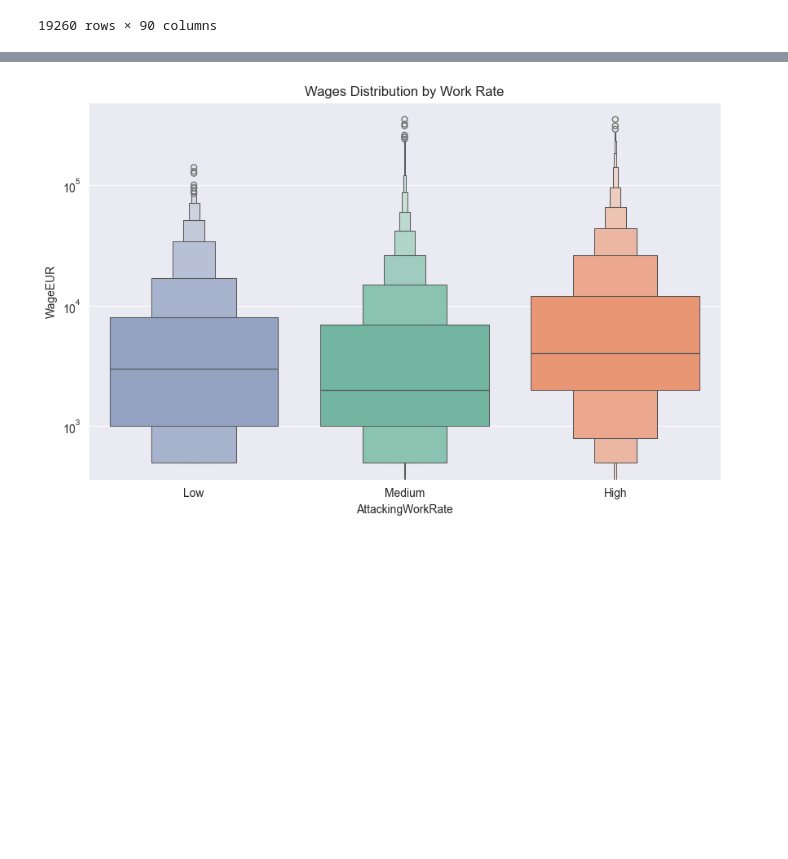
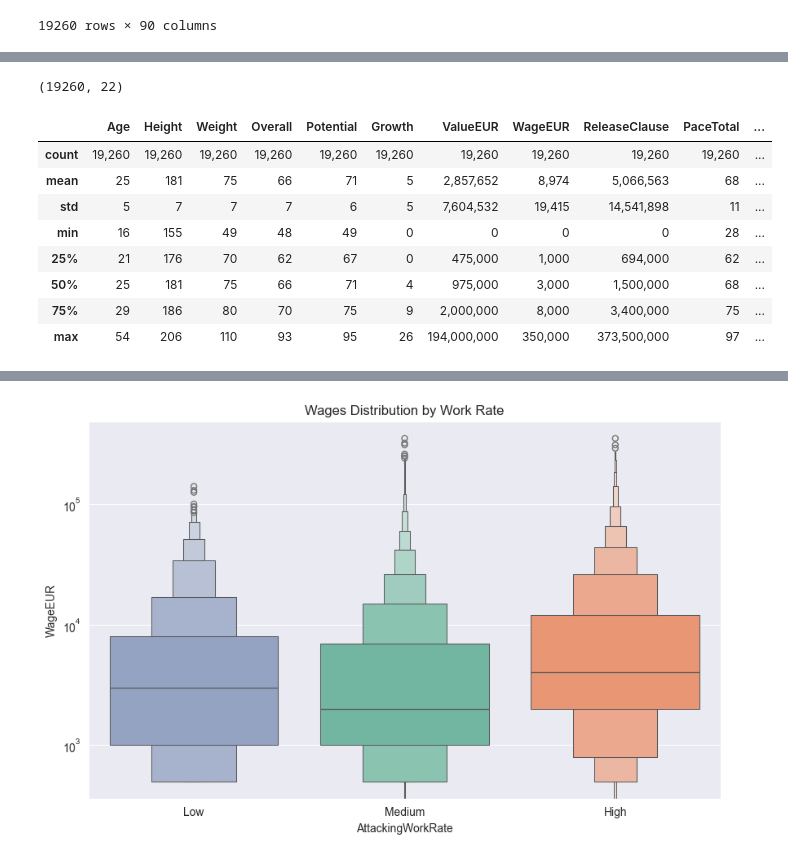
Before and after one commit to NujanZh/fifa22-project, a Jupyter notebook: exploratory_data_analysis.ipynb, the cells around one changed output, grey strips where cells are left out. Drawn from its saved outputs; the diff is of its cells as text; code cells hidden in the pictures; blank space fills up the shorter version.

```diff
--- a/exploratory_data_analysis.ipynb
+++ b/exploratory_data_analysis.ipynb
@@ -178,0 +69,2 @@ plt.show()
+# %%
+pd.options.display.float_format = '{:,.0f}'.format
@@ -178,0 +148,16 @@ plt.show()
+# %%
+df_players.shape
+# %% [output]
+(19260, 22)
+# %%
+df_players.describe()
+# %% [output]
+|  | Age | Height | Weight | Overall | Potential | Growth | ValueEUR | WageEUR | ReleaseClause | PaceTotal | ... |
+| count | 19,260 | 19,260 | 19,260 | 19,260 | 19,260 | 19,260 | 19,260 | 19,260 | 19,260 | 19,260 | ... |
+| mean | 25 | 181 | 75 | 66 | 71 | 5 | 2,857,652 | 8,974 | 5,066,563 | 68 | ... |
+| std | 5 | 7 | 7 | 7 | 6 | 5 | 7,604,532 | 19,415 | 14,541,898 | 11 | ... |
+| min | 16 | 155 | 49 | 48 | 49 | 0 | 0 | 0 | 0 | 28 | ... |
+| 25% | 21 | 176 | 70 | 62 | 67 | 0 | 475,000 | 1,000 | 694,000 | 62 | ... |
+| 50% | 25 | 181 | 75 | 66 | 71 | 4 | 975,000 | 3,000 | 1,500,000 | 68 | ... |
+| 75% | 29 | 186 | 80 | 70 | 75 | 9 | 2,000,000 | 8,000 | 3,400,000 | 75 | ... |
+| max | 54 | 206 | 110 | 93 | 95 | 26 | 194,000,000 | 350,000 | 373,500,000 | 97 | ... |
```
Also changed, not shown: parts of 29 cells of this notebook.
